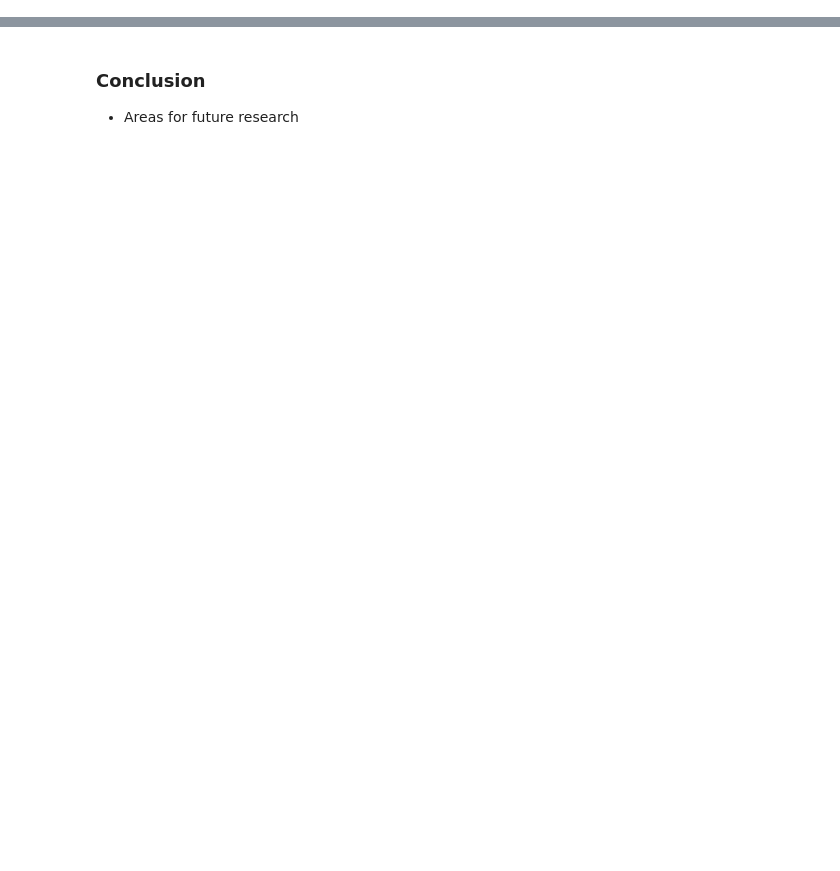
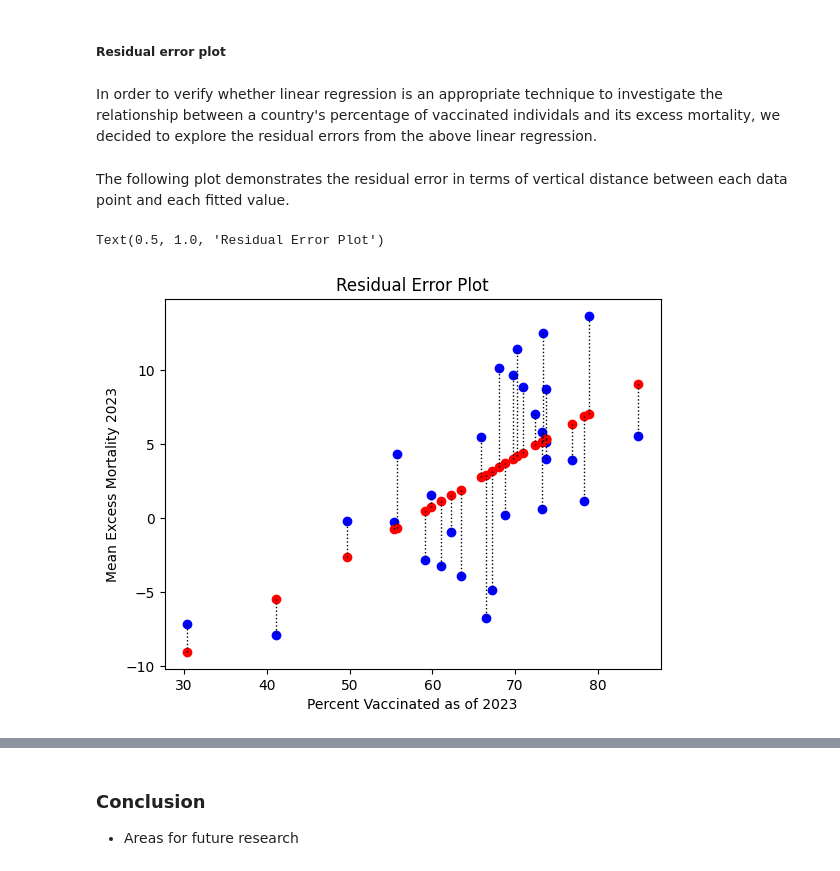
Before and after one commit to lisds/excess-deaths, a Jupyter notebook: Write_Up.ipynb, the cells around one changed output, grey strips where cells are left out. Cells and saved outputs as stored; diff of their text form; code cells hidden in the pictures; blank space fills up the shorter version.

```diff
--- a/Write_Up.ipynb
+++ b/Write_Up.ipynb
@@ -112,0 +255,5 @@ base_vaccine_data = base_vaccine_data.drop_duplicates(subset = ['YearWeekISO', '
+# %%
+#Adding a year column
+vaccine_data['Year'] = vaccine_data['YearWeekISO'].str[:4].str.strip()
+#Displaying counts of first vaccination dose by year
+vaccine_data.groupby('Year')['FirstDose'].sum()
@@ -149,0 +356,16 @@ A very small p-value of 0.0003 enables us to have high confidence that the obser
+# %% [markdown]
+##### Residual error plot
+# %% [markdown]
+In order to verify whether linear regression is an appropriate technique to investigate the relationship between a country's percentage of vaccinated individals and its excess mortality, we decided to explore the residual errors from the above linear regression.
+# %% [markdown]
+The following plot demonstrates the residual error in terms of vertical distance between each data point and each fitted value.
+# %%
+#A plot to demonstrate the actual values, predicted values and residual error
+import residual_plot
+residual_plot.plot_with_errors(merged['% Vaxed'], merged['Mean 2023'], regression.intercept, regression.slope)
+plt.xlabel('Percent Vaccinated as of 2023')
+plt.ylabel('Mean Excess Mortality 2023')
+plt.title('Residual Error Plot')
+# %% [output]
+Text(0.5, 1.0, 'Residual Error Plot')
+[figure, added]
```
Also changed, not shown: parts of 104 cells of this notebook, 2 other files.
